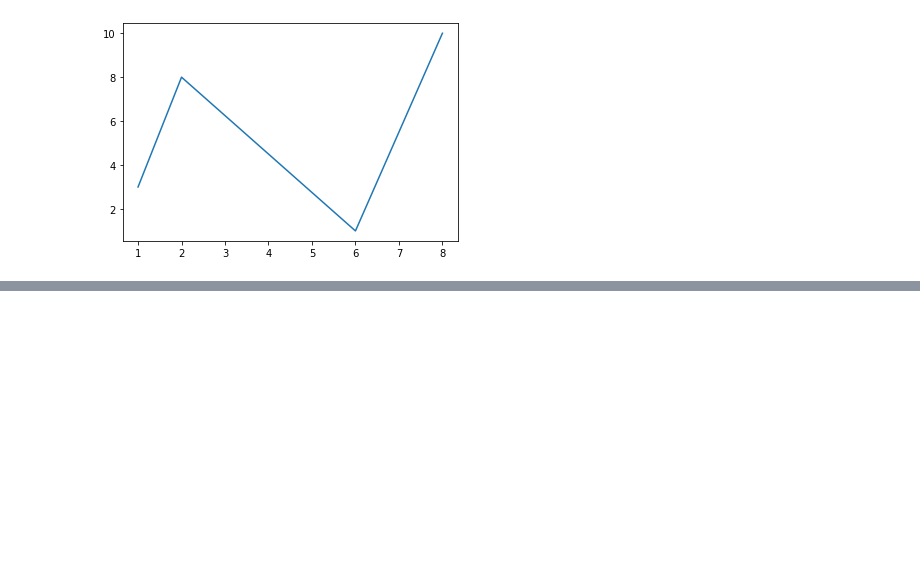
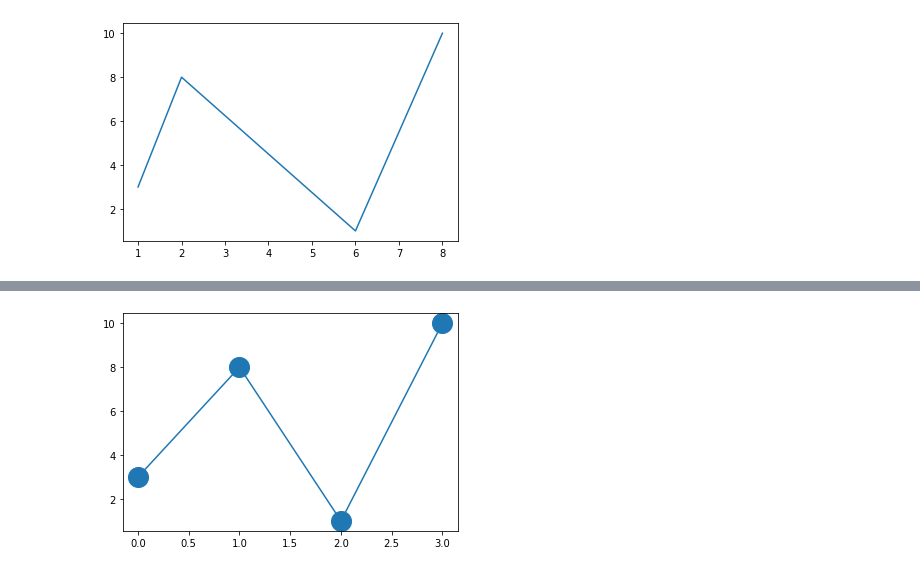
Before and after one commit to batista7557/Gr-ficos-com-Matplotlib, a Jupyter notebook: MatPlot.ipynb, the cells around one changed output, grey strips where cells are left out. Saved outputs shown, nothing was run; the diff lists cells and outputs as text; code cells hidden in the pictures; blank space fills up the shorter version.

```diff
--- a/MatPlot.ipynb
+++ b/MatPlot.ipynb
@@ -47,0 +74,6 @@ plt.show()
+# %%
+#Alterando as dimensões dos pontos - ms
+plt.plot(ypoints, marker = 'o', ms = 20)
+plt.show()
+# %% [output]
+[figure, added]
```
Also changed, not shown: parts of 16 cells of this notebook.
